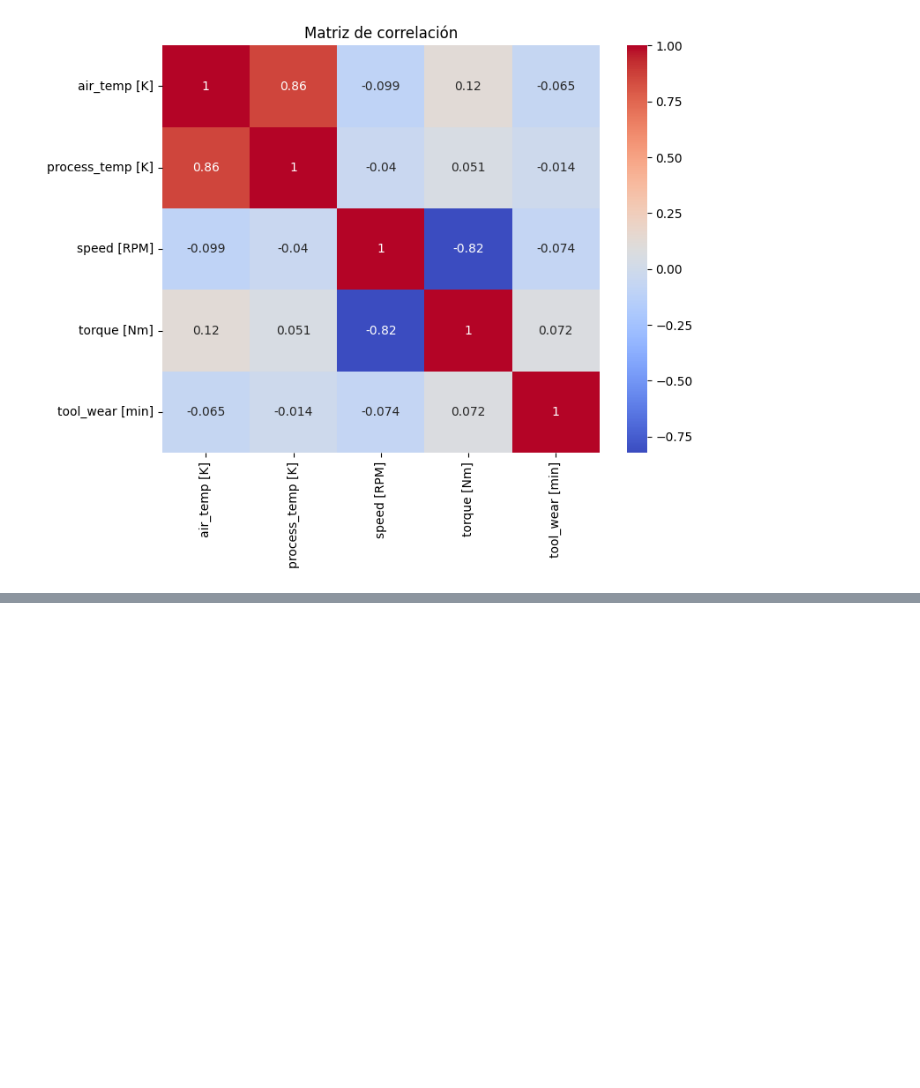
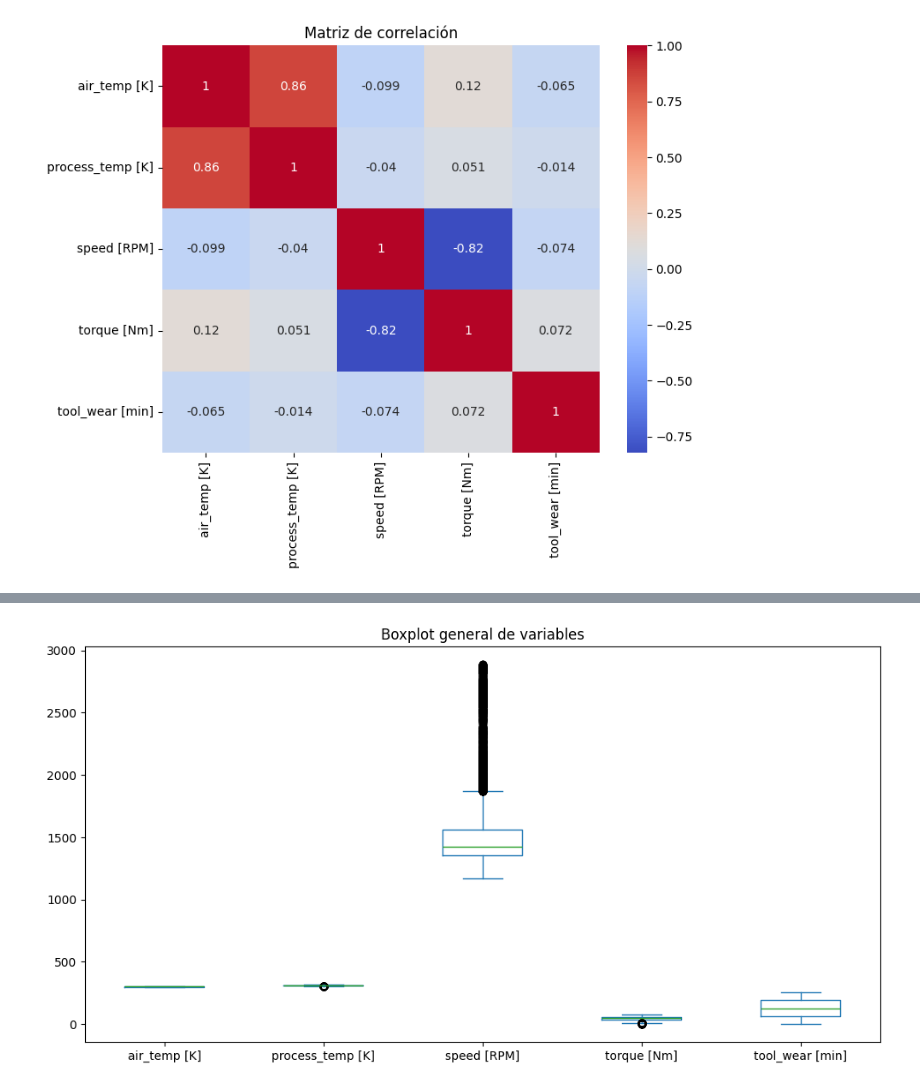
Before and after one commit to Valentinad21/CDD, a Jupyter notebook: TP1.ipynb, the cells around one changed output, grey strips where cells are left out. Cells and saved outputs as stored; diff of their text form; code cells hidden in the pictures; blank space fills up the shorter version.

```diff
--- a/TP1.ipynb
+++ b/TP1.ipynb
@@ -114,0 +233,8 @@ plt.show()
+# %%
+# Boxplot general
+cols = ['air_temp [K]', 'process_temp [K]', 'speed [RPM]', 'torque [Nm]', 'tool_wear [min]']
+df[cols].plot(kind='box', figsize=(12,6))
+plt.title("Boxplot general de variables")
+plt.show()
+# %% [output]
+[figure, added]
```
Also changed, not shown: parts of 22 cells of this notebook.
